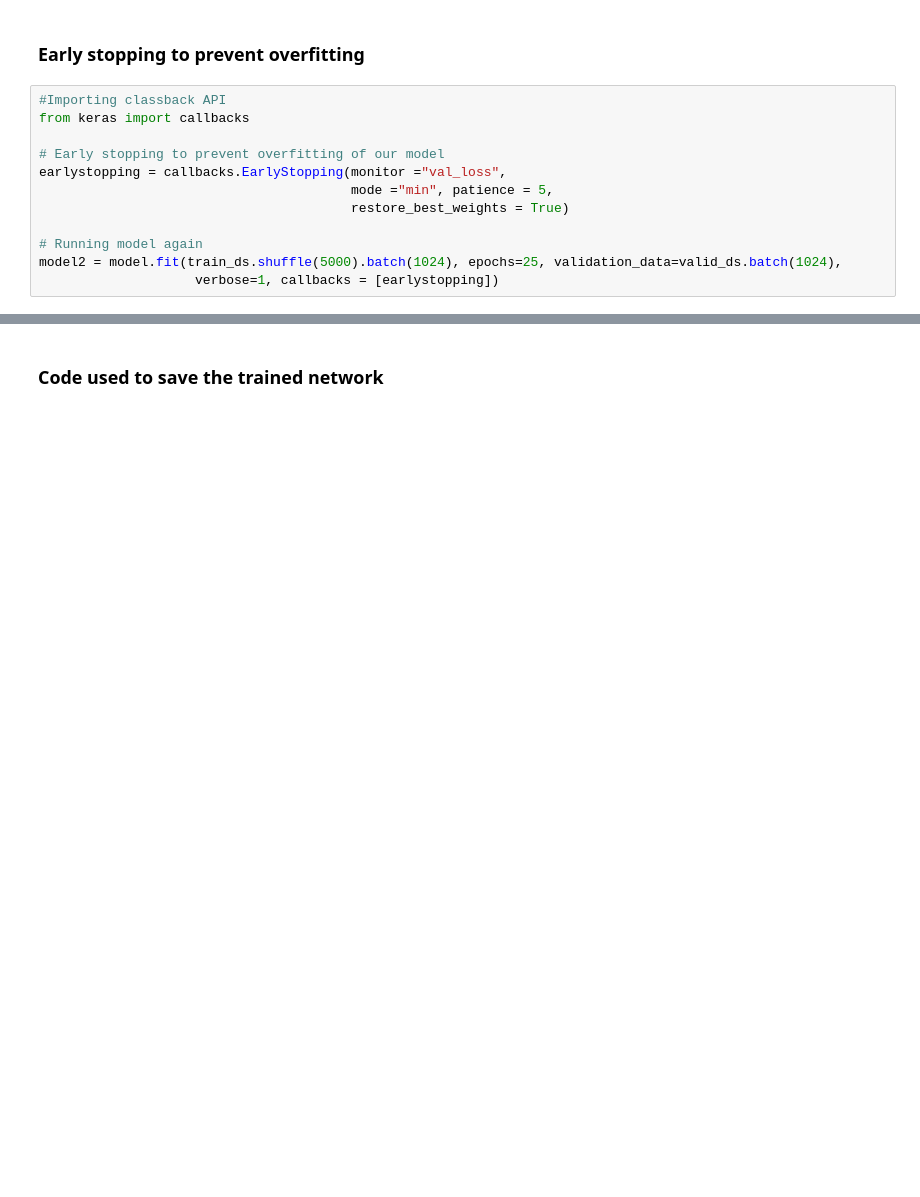
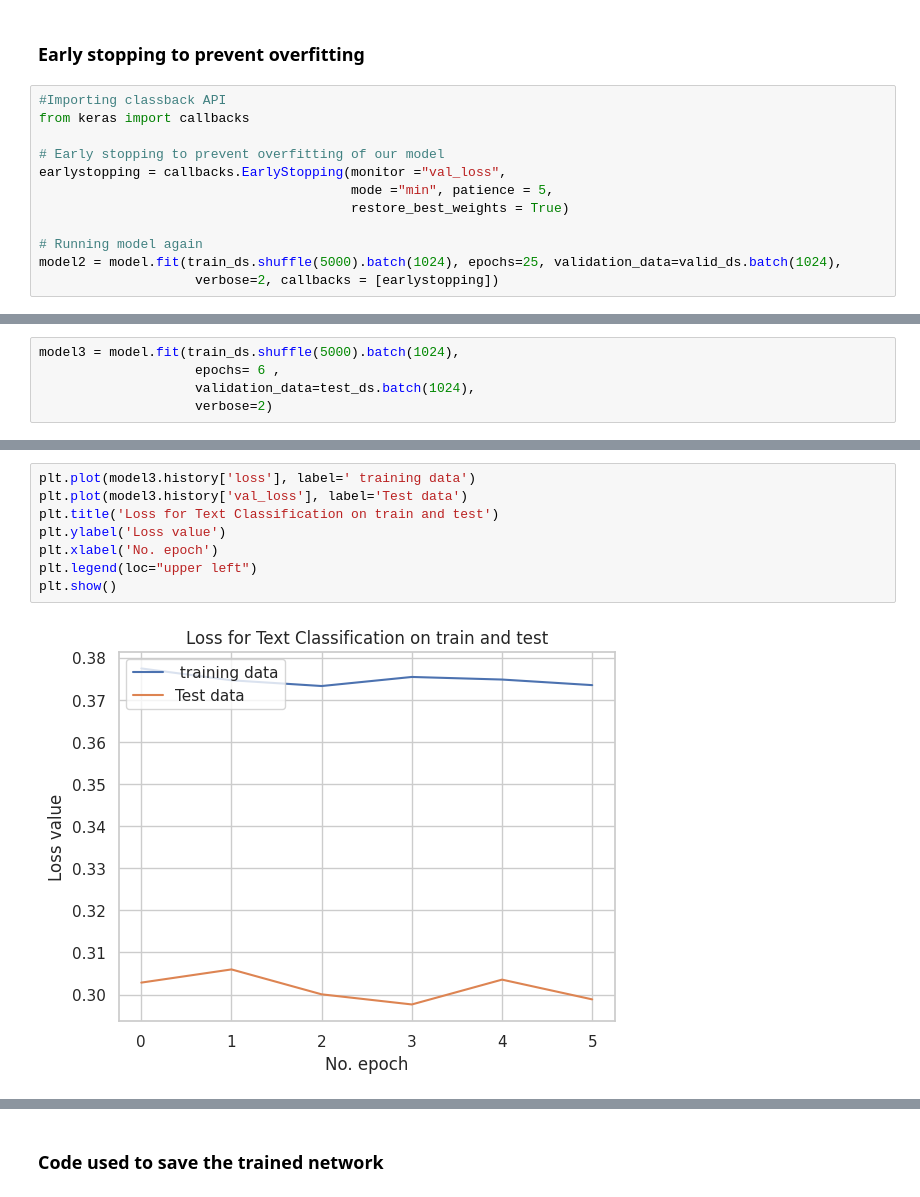
Before and after one commit to cfreeman22/D213, a Jupyter notebook: final_of_d213_task2_b.ipynb, the cells around one changed output, grey strips where cells are left out. Drawn from its saved outputs; the diff is of its cells as text; blank space fills up the shorter version.

```diff
--- a/final_of_d213_task2_b.ipynb
+++ b/final_of_d213_task2_b.ipynb
@@ -621,6 +629,6 @@ earlystopping = callbacks.EarlyStopping(monitor ="val_loss",
 
 # Running model again
 model2 = model.fit(train_ds.shuffle(5000).batch(1024), epochs=25, validation_data=valid_ds.batch(1024),
-                    verbose=1, callbacks = [earlystopping])
+                    verbose=2, callbacks = [earlystopping])
 # %% [output]
 Epoch 1/25
@@ -645,0 +648,5 @@ Epoch 10/25
+# %%
+model3 = model.fit(train_ds.shuffle(5000).batch(1024),
+                    epochs= 6 ,
+                    validation_data=test_ds.batch(1024),
+                    verbose=2)
@@ -645,0 +666,10 @@ Epoch 10/25
+# %%
+plt.plot(model3.history['loss'], label=' training data')
+plt.plot(model3.history['val_loss'], label='Test data')
+plt.title('Loss for Text Classification on train and test')
+plt.ylabel('Loss value')
+plt.xlabel('No. epoch')
+plt.legend(loc="upper left")
+plt.show()
+# %% [output]
+[figure, added]
```
Also changed, not shown: parts of 24 cells of this notebook.
